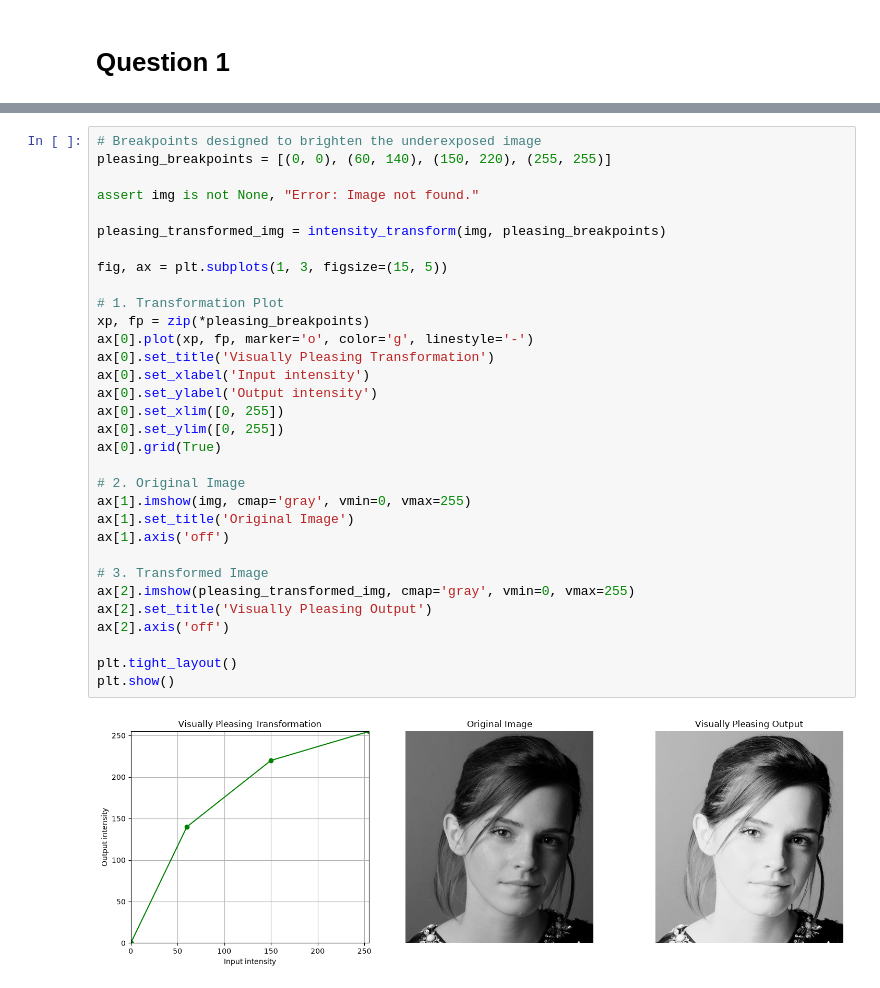
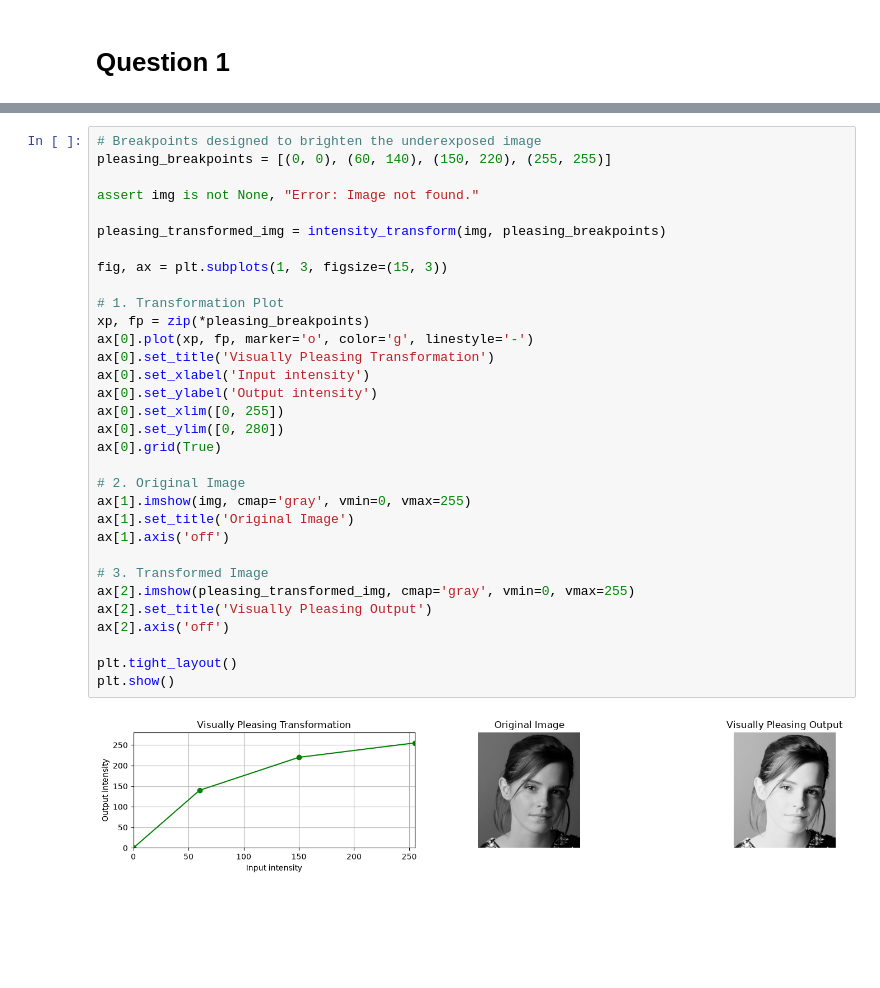
Before and after one commit to Januka-Sanujaya/EN3160_Assignment_01, a Jupyter notebook: EN3160_A01.ipynb, the cells around one changed output, grey strips where cells are left out. Drawn from its saved outputs; the diff is of its cells as text; blank space fills up the shorter version.

```diff
--- a/EN3160_A01.ipynb
+++ b/EN3160_A01.ipynb
@@ -54,33 +54,33 @@ plt.show()
 # Breakpoints designed to brighten the underexposed image
 pleasing_breakpoints = [(0, 0), (60, 140), (150, 220), (255, 255)]
 
 assert img is not None, "Error: Image not found."
 
 pleasing_transformed_img = intensity_transform(img, pleasing_breakpoints)
 
-fig, ax = plt.subplots(1, 3, figsize=(15, 5))
+fig, ax = plt.subplots(1, 3, figsize=(15, 3))
 
 # 1. Transformation Plot
 xp, fp = zip(*pleasing_breakpoints)
 ax[0].plot(xp, fp, marker='o', color='g', linestyle='-')
 ax[0].set_title('Visually Pleasing Transformation')
 ax[0].set_xlabel('Input intensity')
 ax[0].set_ylabel('Output intensity')
 ax[0].set_xlim([0, 255])
-ax[0].set_ylim([0, 255])
+ax[0].set_ylim([0, 280])
 ax[0].grid(True)
 
 # 2. Original Image
 ax[1].imshow(img, cmap='gray', vmin=0, vmax=255)
 ax[1].set_title('Original Image')
 ax[1].axis('off')
 
 # 3. Transformed Image
 ax[2].imshow(pleasing_transformed_img, cmap='gray', vmin=0, vmax=255)
 ax[2].set_title('Visually Pleasing Output')
 ax[2].axis('off')
 
 plt.tight_layout()
 plt.show()
 # %% [output]
-[figure, old version]
+[figure, new version]
```
Also changed, not shown: parts of 3 cells of this notebook.
